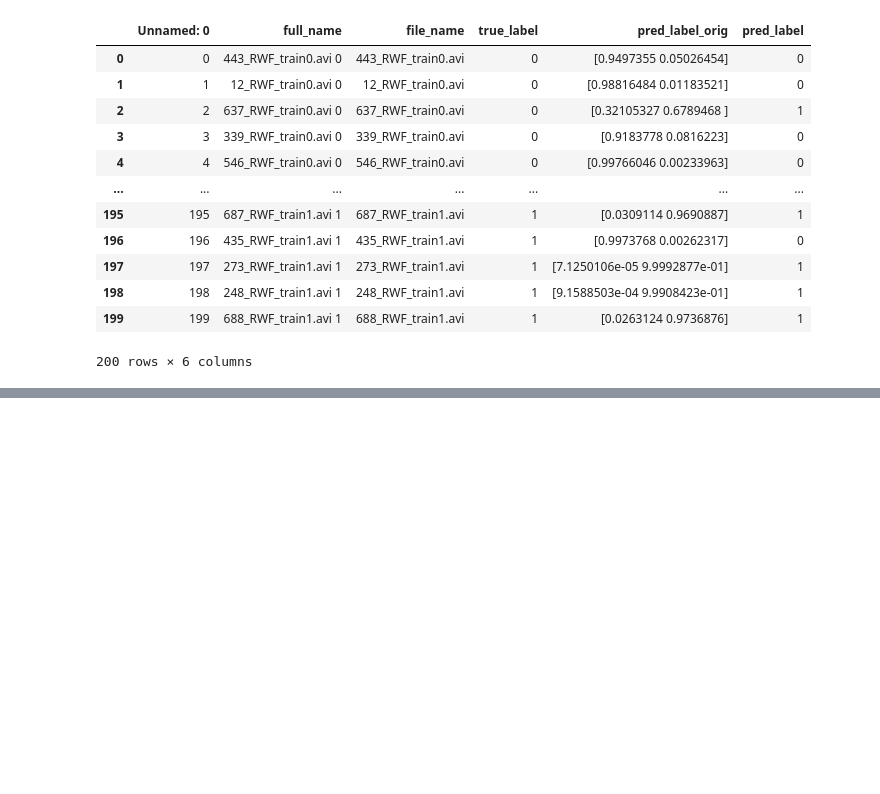
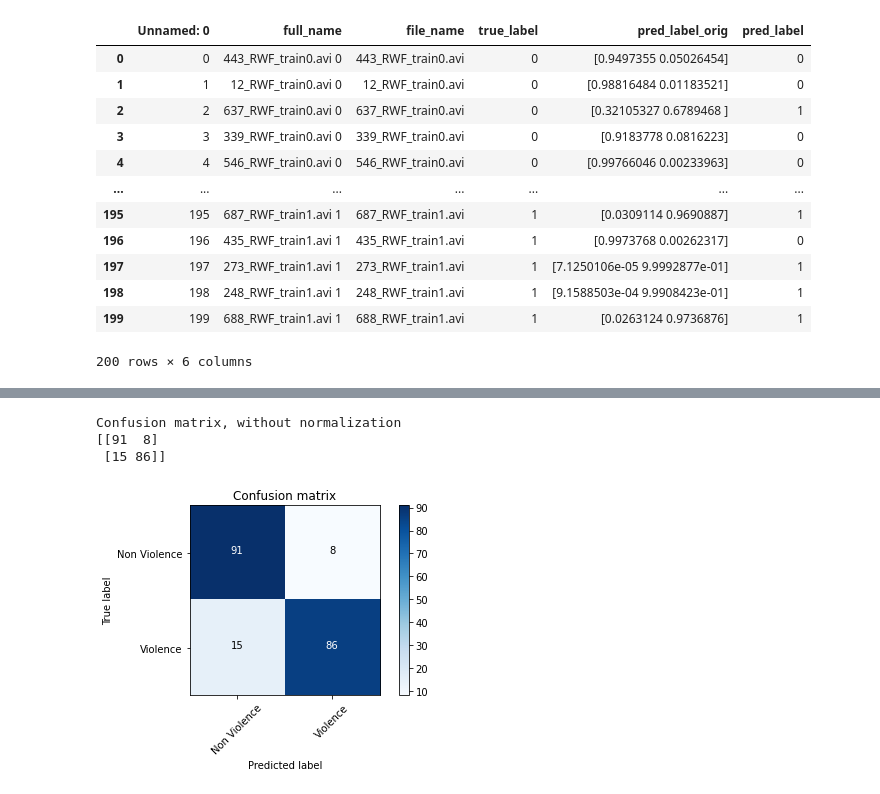
Before and after one commit to phapnm/Violence-Recognition, a Jupyter notebook: metrics.ipynb, the cells around one changed output, grey strips where cells are left out. Drawn from its saved outputs; the diff is of its cells as text; code cells hidden in the pictures; blank space fills up the shorter version.

```diff
--- a/metrics.ipynb
+++ b/metrics.ipynb
@@ -62,0 +100,9 @@ Confusion matrix, without normalization
+# %%
+cm2 = confusion_matrix(true_label2, pred_label2)
+# %%
+plot_confusion_matrix(cm2, labels)
+# %% [output]
+Confusion matrix, without normalization
+[[91  8]
+ [15 86]]
+[figure, added]
```
Also changed, not shown: parts of 26 cells of this notebook, 11 other files.
